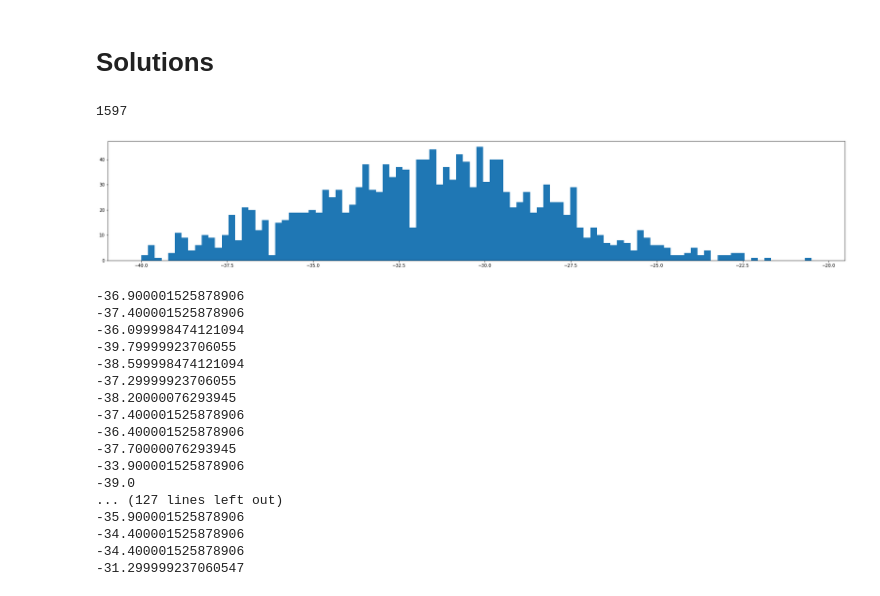
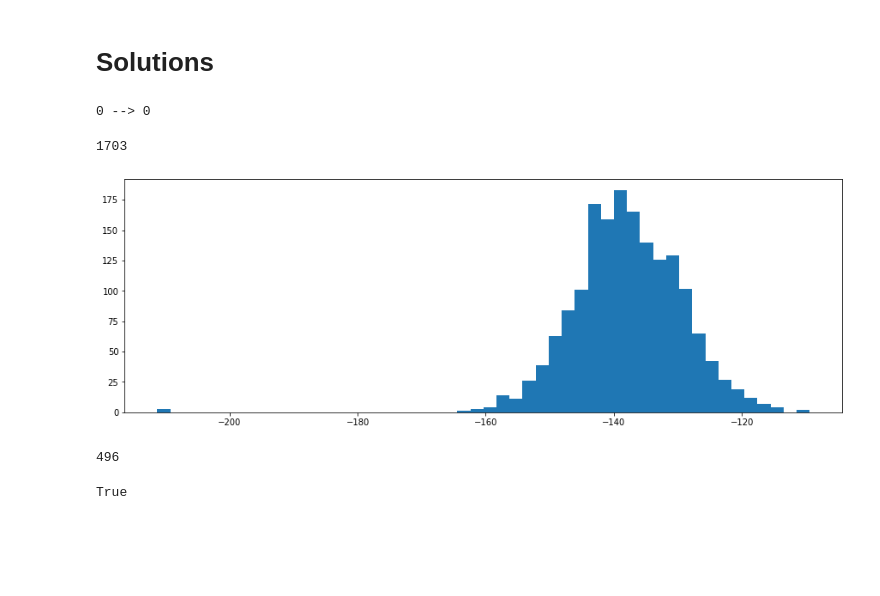
Before and after one commit to jganzabal/rna_inv_folding, a Jupyter notebook: 012_Monitor.ipynb, the cells around one changed output. Drawn from its saved outputs; the diff is of its cells as text; code cells hidden in the pictures; blank space fills up the shorter version.

```diff
--- a/012_Monitor.ipynb
+++ b/012_Monitor.ipynb
@@ -68,19 +152,29 @@ avrg_columns[:, 1].max(), avrg_columns[:, 5].max()
 # Solutions
 # %%
 import RNA
-# %%
-f = open(solutions_filename)
-sequences = [s.strip() for s in f.readlines()]
-f.close()
-# %%
-len(sequences)
-# %% [output]
-1597
+# %%
+solution_sequencies = []
+
+for f_name in solution_files:
+    f = open(f_name)
+    s_list = f.readlines()
+    sequence = list(set([s.strip() for s in s_list]))
+    solution_sequencies.append(sequence)
+    print(len(s_list), '-->', len(sequence))
+    f.close()
+# %% [output]
+0 --> 0
+# %%
+sequences = solution_sequencies[0]
 # %%
-energies = [RNA.fold(s) for s in sequences]
+energies = [RNA.fold(s) for s in set(sequences)]
+# %%
+len(energies)
+# %% [output]
+1703
 # %%
-plt.figure(figsize=(30,5))
-_ = plt.hist(np.array(energies)[:, 1].astype(float), bins=100, orientation='vertical')
+plt.figure(figsize=(15,5))
+_ = plt.hist(np.array(energies)[:, 1].astype(float), bins=50, orientation='vertical')
 # %% [output]
-[figure, old version]
+[figure, new version]
 # %%
@@ -88,24 +182,5 @@ _ = plt.hist(np.array(energies)[:, 1].astype(float), bins=100, orientation='vert
-# %%
-for s in sequences:
-    struct, en = RNA.fold(s)
-    if struct != objective_structure:
-        print('error')
-    print(en)
-# %% [output]
--36.900001525878906
--37.400001525878906
--36.099998474121094
--39.79999923706055
--38.599998474121094
--37.29999923706055
--38.20000076293945
--37.400001525878906
--36.400001525878906
--37.70000076293945
--33.900001525878906
--39.0
-... (127 lines left out)
--35.900001525878906
--34.400001525878906
--34.400001525878906
--31.299999237060547
+# %%
+idx = np.where(ens==-95)[0][0]
+print(idx)
+# %% [output]
+496
@@ -111,0 +189,4 @@ for s in sequences:
+# %%
+objective_structure == s
+# %% [output]
+True
```
Also changed, not shown: parts of 29 cells of this notebook, 7 other files.
